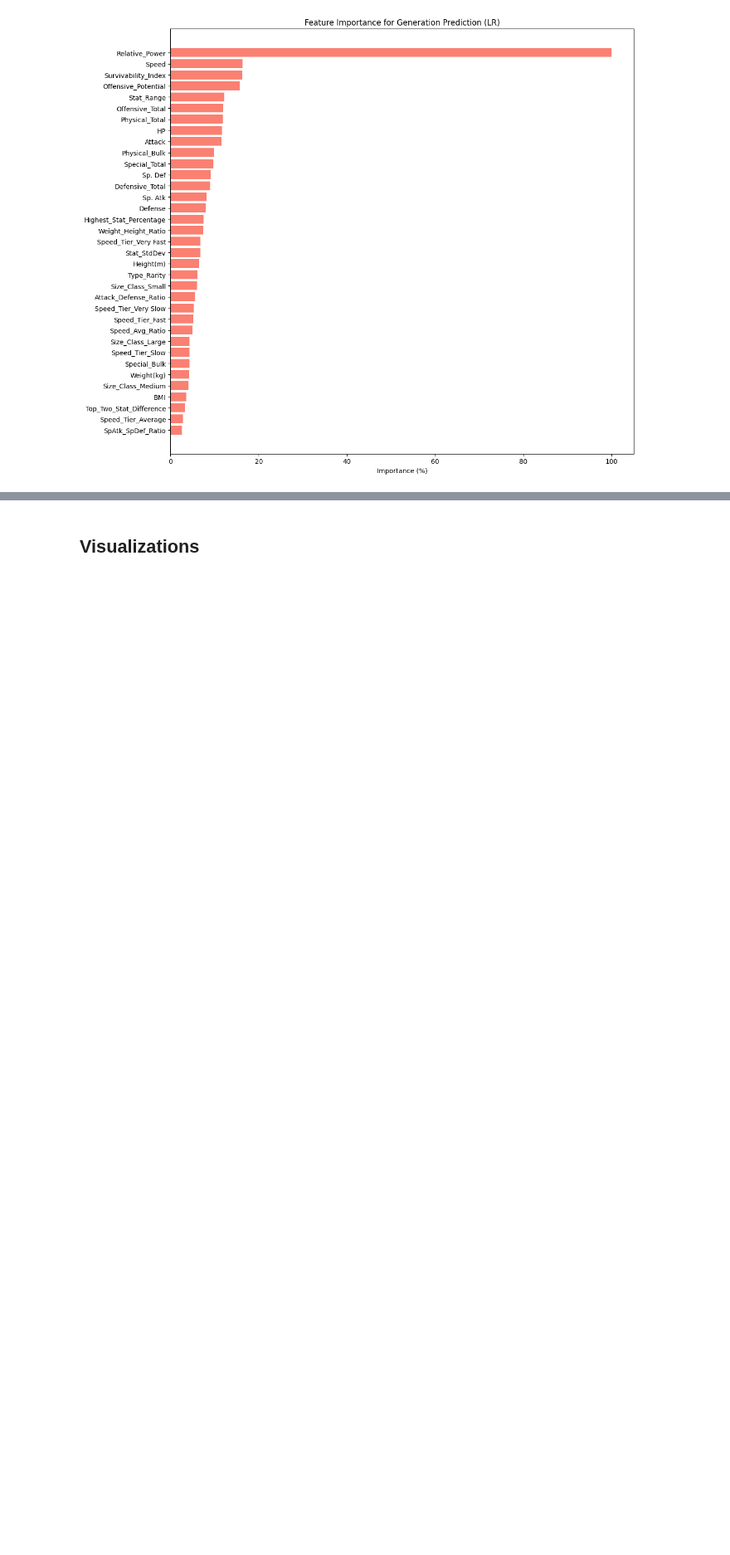
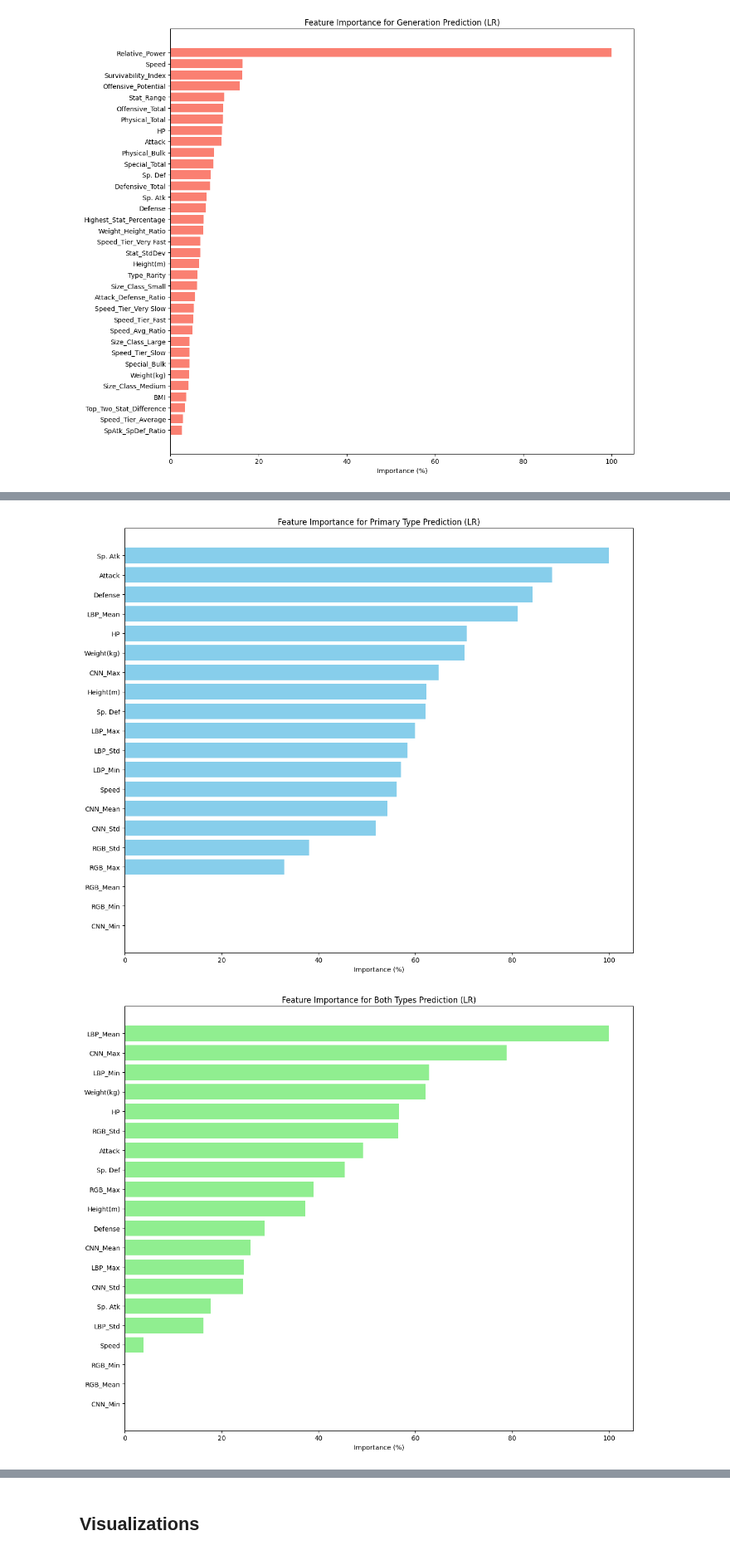
Before and after one commit to marvin-chen/cos-independent-work, a Jupyter notebook: logistic_regression.ipynb, the cells around one changed output, grey strips where cells are left out. Shown at 83% size. Cells and saved outputs as stored; diff of their text form; code cells hidden in the pictures; blank space fills up the shorter version.

Commit message:
preliminary image features

```diff
--- a/logistic_regression.ipynb
+++ b/logistic_regression.ipynb
@@ -886,0 +1330,55 @@ plt.show()
+# %%
+# Feature Importance for Engineered Features
+import matplotlib.pyplot as plt
+import numpy as np
+
+# Combine all feature names
+all_feature_names = all_features
+
+# Primary Type Feature Importance
+primary_importance = np.abs(lr_primary.coef_).mean(axis=0)
+primary_importance = 100.0 * (primary_importance / primary_importance.max())
+sorted_primary_indices = np.argsort(primary_importance)[::-1]
+sorted_primary_importance = primary_importance[sorted_primary_indices]
+sorted_primary_features = [all_feature_names[i] for i in sorted_primary_indices]
+
+plt.figure(figsize=(12, 10))
+plt.barh(sorted_primary_features, sorted_primary_importance, color='skyblue')
+plt.xlabel('Importance (%)')
+plt.title('Feature Importance for Primary Type Prediction (LR)')
+plt.gca().invert_yaxis()  # Invert y-axis to show most important at the top
+plt.tight_layout()
+plt.show()
+
+# Both Types Feature Importance
+both_importance = np.abs(lr_both.estimators_[0].coef_).mean(axis=0)
+both_importance = 100.0 * (both_importance / both_importance.max())
+sorted_both_indices = np.argsort(both_importance)[::-1]
+sorted_both_importance = both_importance[sorted_both_indices]
+sorted_both_features = [all_feature_names[i] for i in sorted_both_indices]
+
+plt.figure(figsize=(12, 10))
+plt.barh(sorted_both_features, sorted_both_importance, color='lightgreen')
+plt.xlabel('Importance (%)')
+plt.title('Feature Importance for Both Types Prediction (LR)')
+plt.gca().invert_yaxis()  # Invert y-axis to show most important at the top
+plt.tight_layout()
+plt.show()
+
+# Generation Feature Importance
+gen_importance = np.abs(lr_generation.coef_).mean(axis=0)
+gen_importance = 100.0 * (gen_importance / gen_importance.max())
+sorted_gen_indices = np.argsort(gen_importance)[::-1]
+sorted_gen_importance = gen_importance[sorted_gen_indices]
+sorted_gen_features = [all_feature_names[i] for i in sorted_gen_indices]
+
+plt.figure(figsize=(12, 10))
+plt.barh(sorted_gen_features, sorted_gen_importance, color='salmon')
+plt.xlabel('Importance (%)')
+plt.title('Feature Importance for Generation Prediction (LR)')
+plt.gca().invert_yaxis()  # Invert y-axis to show most important at the top
+plt.tight_layout()
+plt.show()
+# %% [output]
+[figure, added]
+[figure, added]
```
Also changed, not shown: parts of 12 cells of this notebook, 6 other files.
